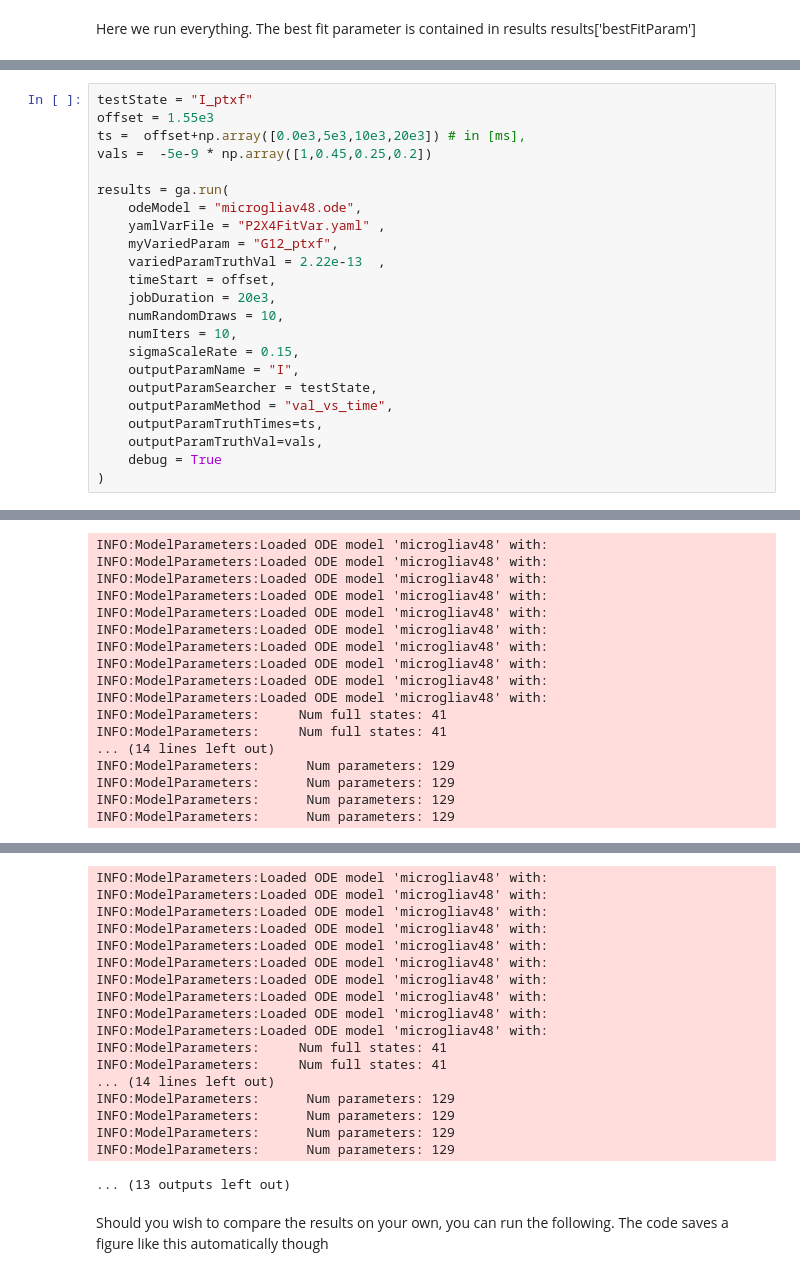
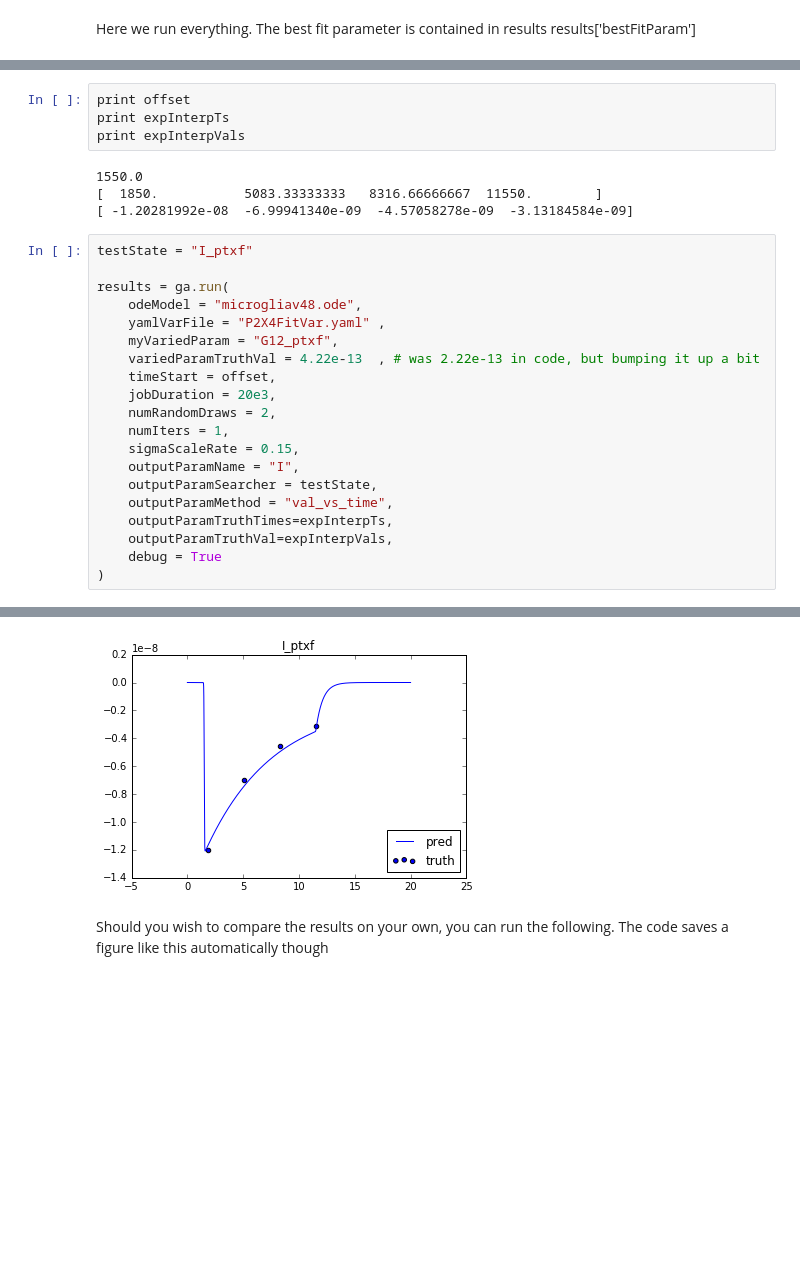
Before and after one commit to huskeypm/microglia, a Jupyter notebook: fitting/fitting.ipynb, the cells around one changed output, grey strips where cells are left out. Cells and saved outputs as stored; diff of their text form; blank space fills up the shorter version.

```diff
--- a/fitting/fitting.ipynb
+++ b/fitting/fitting.ipynb
@@ -155,24 +171,29 @@ plt.plot(expdata[:,0],expdata[:,1]/np.min(expdata[:,1]))
+# %%
+print offset
+print expInterpTs
+print expInterpVals
+# %% [output]
+1550.0
+[  1850.           5083.33333333   8316.66666667  11550.        ]
+[ -1.20281992e-08  -6.99941340e-09  -4.57058278e-09  -3.13184584e-09]
 # %%
 testState = "I_ptxf"
-offset = 1.55e3
-ts =  offset+np.array([0.0e3,5e3,10e3,20e3]) # in [ms],
-vals =  -5e-9 * np.array([1,0.45,0.25,0.2])
 
 results = ga.run(
     odeModel = "microgliav48.ode",
     yamlVarFile = "P2X4FitVar.yaml" ,
     myVariedParam = "G12_ptxf",
-    variedParamTruthVal = 2.22e-13  ,
+    variedParamTruthVal = 4.22e-13  , # was 2.22e-13 in code, but bumping it up a bit
     timeStart = offset,
     jobDuration = 20e3,
-    numRandomDraws = 10,
-    numIters = 10,
+    numRandomDraws = 2,
+    numIters = 1,
     sigmaScaleRate = 0.15,
     outputParamName = "I",
     outputParamSearcher = testState,
     outputParamMethod = "val_vs_time",
-    outputParamTruthTimes=ts,
-    outputParamTruthVal=vals,
+    outputParamTruthTimes=expInterpTs,
+    outputParamTruthVal=expInterpVals,
     debug = True
 )
 # %% [output]
@@ -332,17 +227,0 @@ Multi-threading
-INFO:ModelParameters:Loaded ODE model 'microgliav48' with:
-INFO:ModelParameters:Loaded ODE model 'microgliav48' with:
-INFO:ModelParameters:Loaded ODE model 'microgliav48' with:
-INFO:ModelParameters:Loaded ODE model 'microgliav48' with:
-INFO:ModelParameters:Loaded ODE model 'microgliav48' with:
-INFO:ModelParameters:Loaded ODE model 'microgliav48' with:
-INFO:ModelParameters:Loaded ODE model 'microgliav48' with:
-INFO:ModelParameters:Loaded ODE model 'microgliav48' with:
-INFO:ModelParameters:Loaded ODE model 'microgliav48' with:
-INFO:ModelParameters:Loaded ODE model 'microgliav48' with:
-INFO:ModelParameters:     Num full states: 41
-INFO:ModelParameters:     Num full states: 41
-... (14 lines left out)
-INFO:ModelParameters:      Num parameters: 129
-INFO:ModelParameters:      Num parameters: 129
-INFO:ModelParameters:      Num parameters: 129
-INFO:ModelParameters:      Num parameters: 129
@@ -366,21 +228,4 @@ myDataFrame:
-INFO:ModelParameters:Loaded ODE model 'microgliav48' with:
-INFO:ModelParameters:Loaded ODE model 'microgliav48' with:
-INFO:ModelParameters:Loaded ODE model 'microgliav48' with:
-INFO:ModelParameters:Loaded ODE model 'microgliav48' with:
-INFO:ModelParameters:Loaded ODE model 'microgliav48' with:
-INFO:ModelParameters:Loaded ODE model 'microgliav48' with:
-INFO:ModelParameters:Loaded ODE model 'microgliav48' with:
-INFO:ModelParameters:Loaded ODE model 'microgliav48' with:
-INFO:ModelParameters:Loaded ODE model 'microgliav48' with:
-INFO:ModelParameters:Loaded ODE model 'microgliav48' with:
-INFO:ModelParameters:     Num full states: 41
-INFO:ModelParameters:     Num full states: 41
-... (14 lines left out)
-INFO:ModelParameters:      Num parameters: 129
-INFO:ModelParameters:      Num parameters: 129
-INFO:ModelParameters:      Num parameters: 129
-INFO:ModelParameters:      Num parameters: 129
-... (13 outputs left out)
+[figure, added]
 # %% [markdown]
 Should you wish to compare the results on your own, you can run the following.
 The code saves a figure like this automatically though
```
Also changed, not shown: parts of 13 cells of this notebook, 1 other file.
